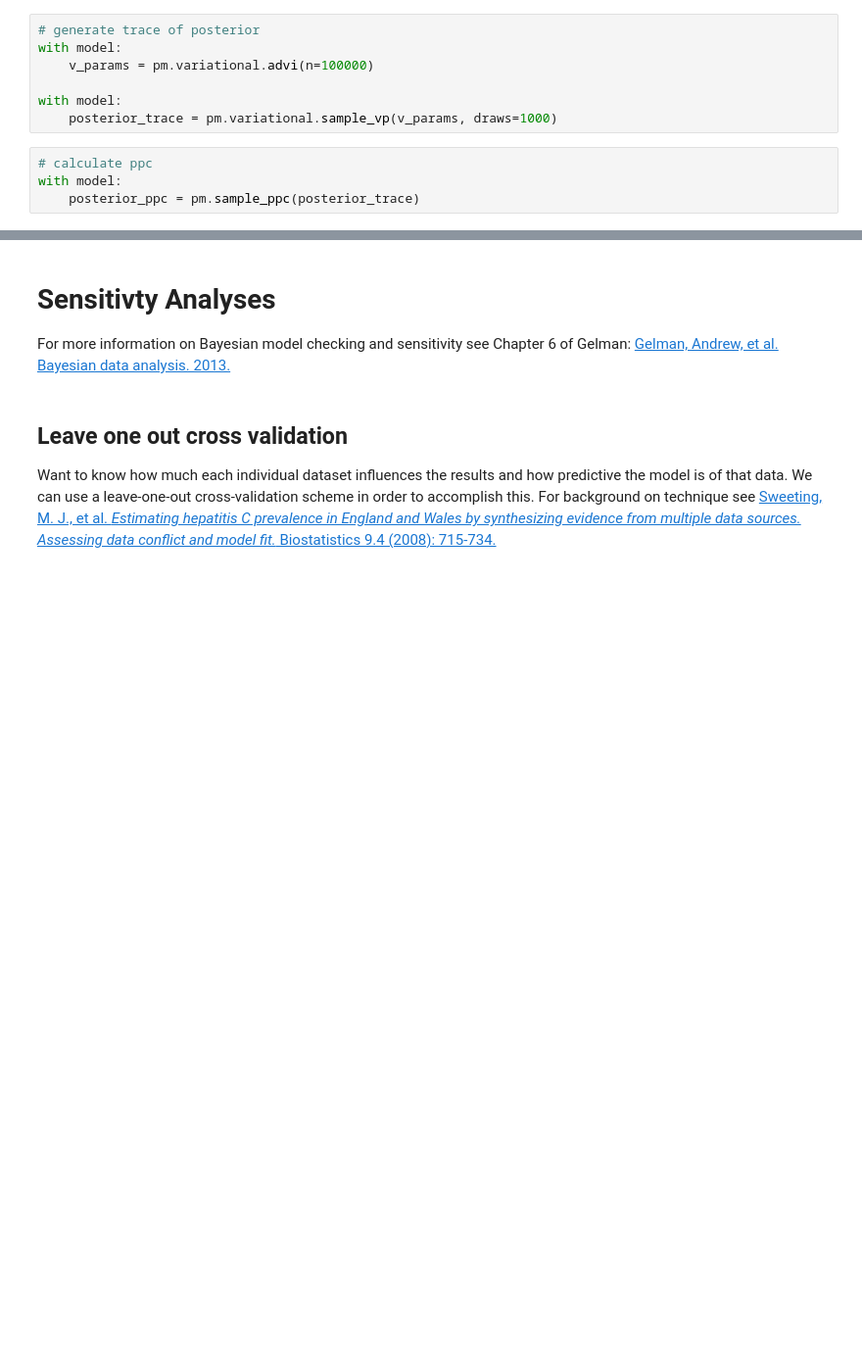
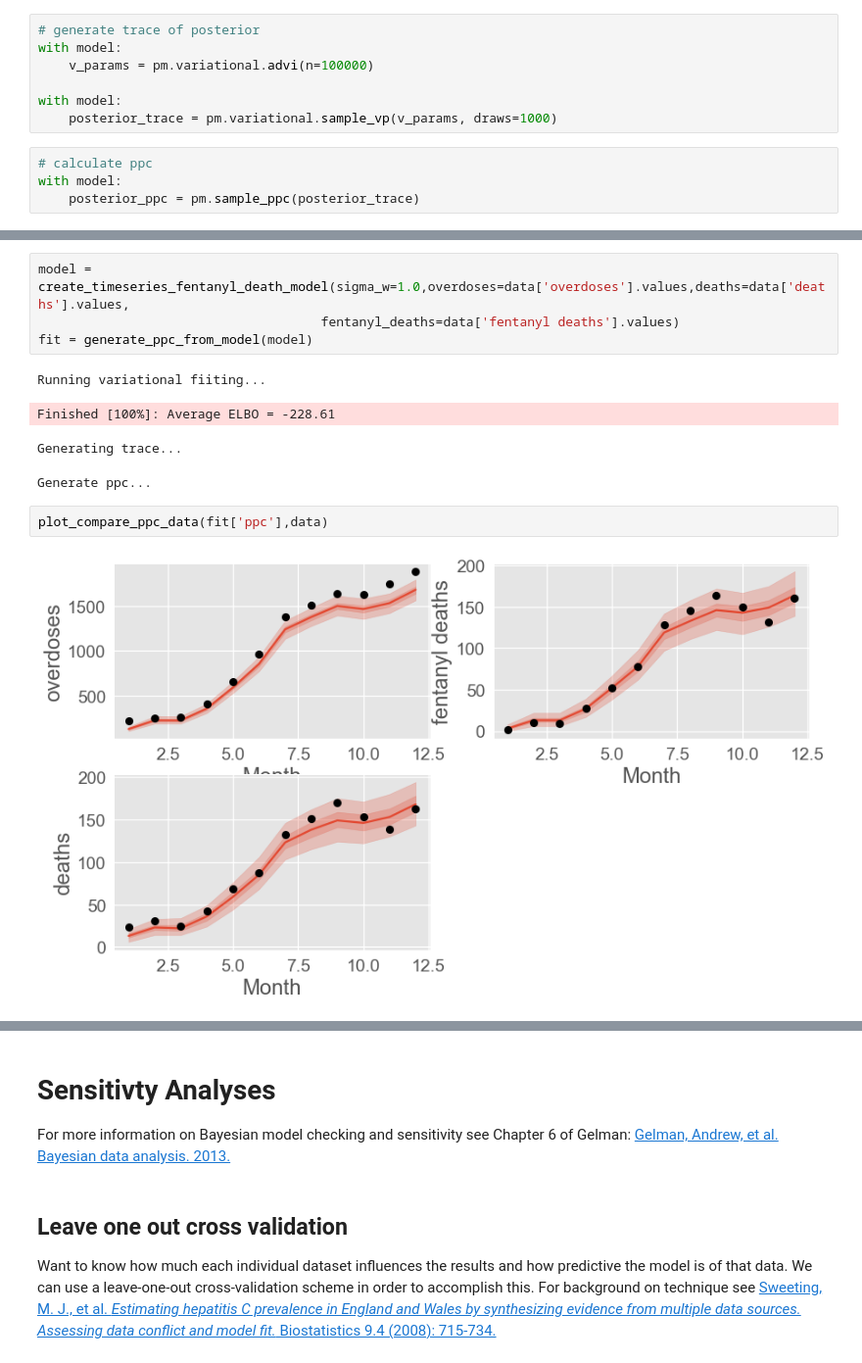
Before and after one commit to sempwn/overdose-model-intro, a Jupyter notebook: model_introduction.ipynb, the cells around one changed output, grey strips where cells are left out. Shown at 98% size. Drawn from its saved outputs; the diff is of its cells as text; blank space fills up the shorter version.

```diff
--- a/model_introduction.ipynb
+++ b/model_introduction.ipynb
@@ -760,0 +1045,13 @@ plt.plot(np.arange(1,n_months+1),D,'ko');
+# %%
+model = create_timeseries_fentanyl_death_model(sigma_w=1.0,overdoses=data['overdoses'].values,deaths=data['deaths'].values,
+                                     fentanyl_deaths=data['fentanyl deaths'].values)
+fit = generate_ppc_from_model(model)
+# %% [output]
+Running variational fiiting...
+Finished [100%]: Average ELBO = -228.61
+Generating trace...
+Generate ppc...
+# %%
+plot_compare_ppc_data(fit['ppc'],data)
+# %% [output]
+[figure, added]
```
Also changed, not shown: parts of 24 cells of this notebook, 5 other files.
